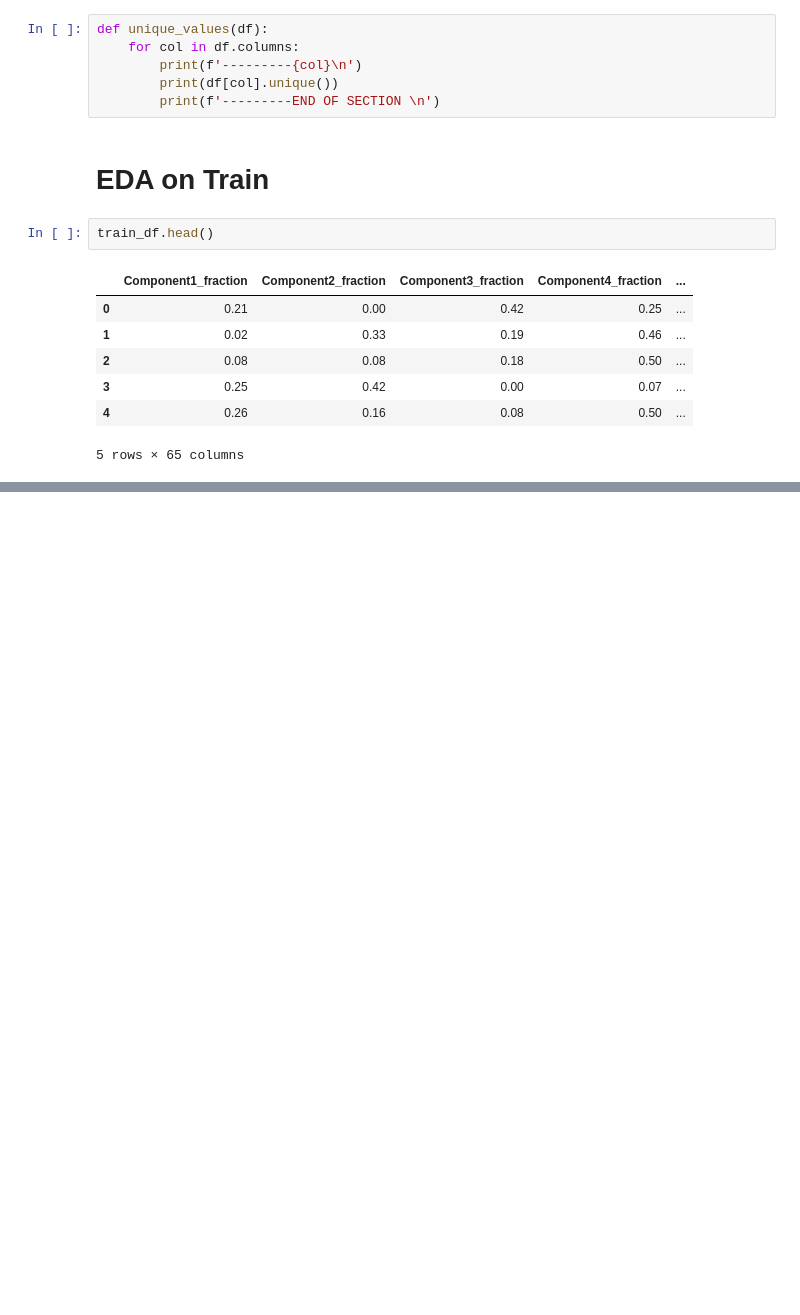
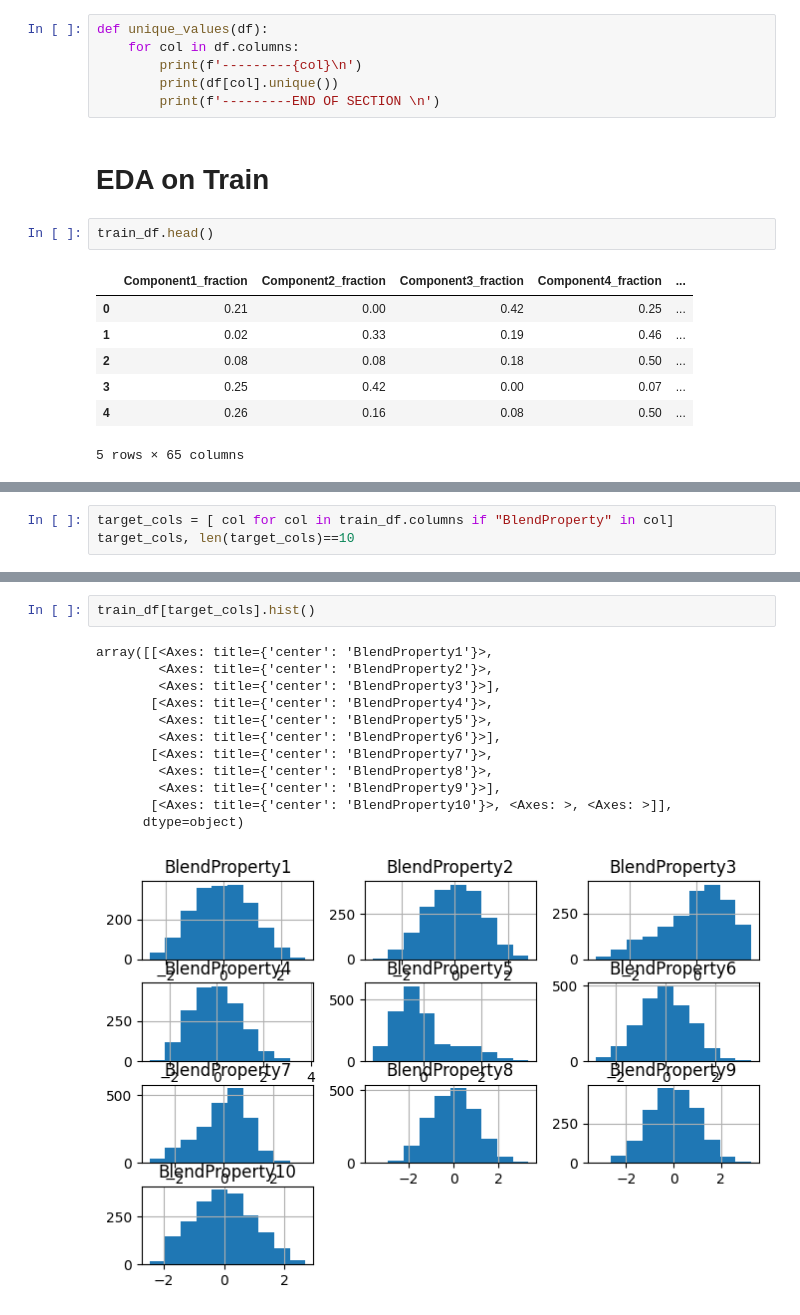
Before and after one commit to MekongDelta-mind/he_shellai_2025, a Jupyter notebook: notebooks/0.0_data_exploration.ipynb, the cells around one changed output, grey strips where cells are left out. Drawn from its saved outputs; the diff is of its cells as text; blank space fills up the shorter version.

```diff
--- a/notebooks/0.0_data_exploration.ipynb
+++ b/notebooks/0.0_data_exploration.ipynb
@@ -50,0 +95,3 @@ train_df.head()
+# %%
+target_cols = [ col for col in train_df.columns if "BlendProperty" in col]
+target_cols, len(target_cols)==10
@@ -50,0 +110,15 @@ train_df.head()
+# %%
+train_df[target_cols].hist()
+# %% [output]
+array([[<Axes: title={'center': 'BlendProperty1'}>,
+        <Axes: title={'center': 'BlendProperty2'}>,
+        <Axes: title={'center': 'BlendProperty3'}>],
+       [<Axes: title={'center': 'BlendProperty4'}>,
+        <Axes: title={'center': 'BlendProperty5'}>,
+        <Axes: title={'center': 'BlendProperty6'}>],
+       [<Axes: title={'center': 'BlendProperty7'}>,
+        <Axes: title={'center': 'BlendProperty8'}>,
+        <Axes: title={'center': 'BlendProperty9'}>],
+       [<Axes: title={'center': 'BlendProperty10'}>, <Axes: >, <Axes: >]],
+      dtype=object)
+[figure, added]
```
Also changed, not shown: parts of 22 cells of this notebook, 3 other files.
